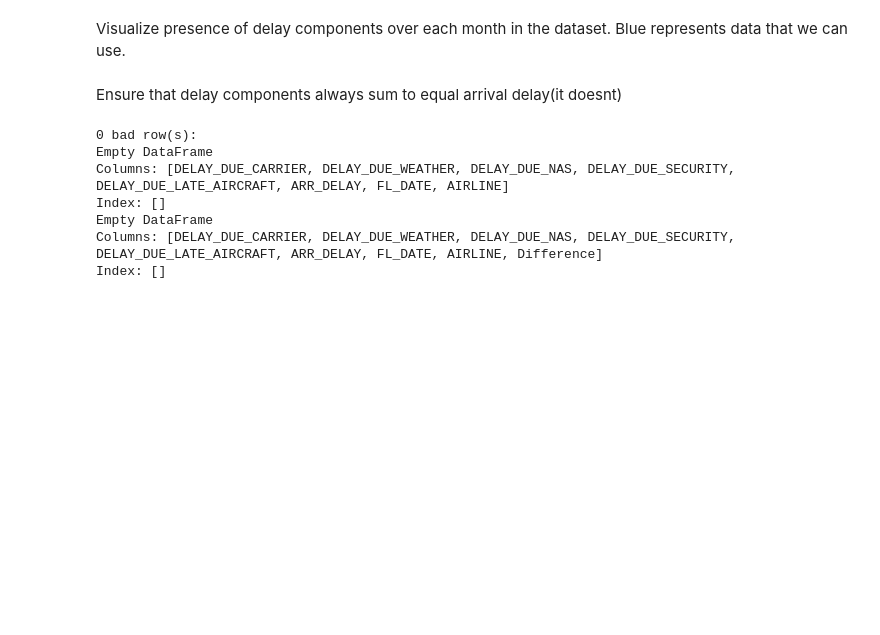
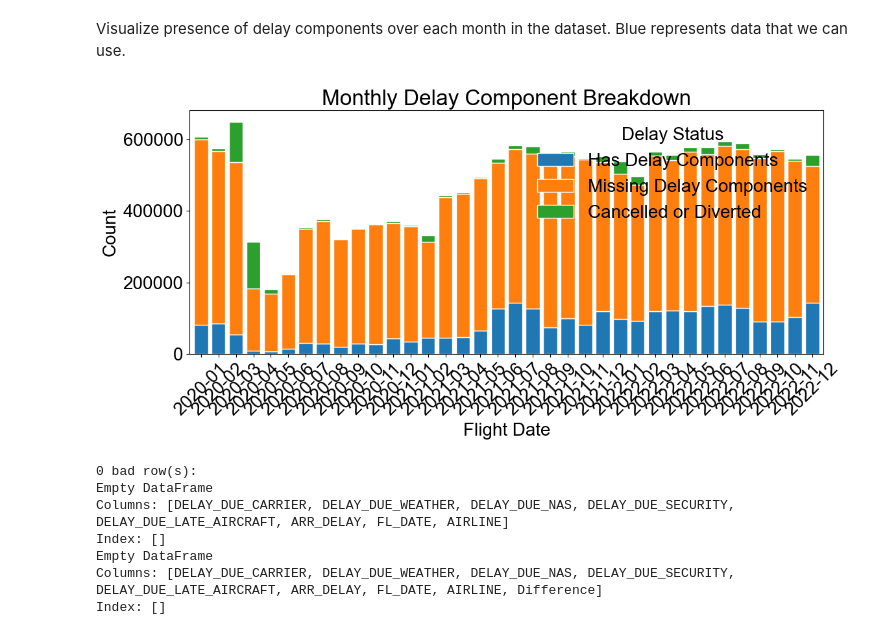
Before and after one commit to SP25-DS440-Group1/Project, a Jupyter notebook: preprocessing.ipynb, the cells around one changed output. Drawn from its saved outputs; the diff is of its cells as text; code cells hidden in the pictures; blank space fills up the shorter version.

```diff
--- a/preprocessing.ipynb
+++ b/preprocessing.ipynb
@@ -214,36 +223,55 @@ Visualize presence of delay components over each month in the dataset. Blue repr
 # %%
 
 
-# 2) get Year‑Month counts on each
+# get Year‑Month counts on each
 delay_counts    = delay_df  ["FL_DATE"].dt.strftime("%Y-%m").value_counts().sort_index()
 no_delay_counts = no_delay_df["FL_DATE"].dt.strftime("%Y-%m").value_counts().sort_index()
 cancel_counts   = cancel_df ["FL_DATE"].dt.strftime("%Y-%m").value_counts().sort_index()
 
-# 3) combine into one DataFrame
+# combine into one DataFrame
 monthly = pd.concat(
     [delay_counts, no_delay_counts, cancel_counts],
     axis=1,
     keys=["Has Delay Components", "Missing Delay Components", "Cancelled or Diverted"]
 ).fillna(0).astype(int)
 
-# 4) reset index to turn Year‑Month into a column
+# reset index to turn Year‑Month into a column
 monthly = monthly.reset_index().rename(columns={"index": "FL_DATE"})
 
-# 5) plot as a stacked bar
-fig = px.bar(
-    monthly,
-    x="FL_DATE",
-    y=["Has Delay Components", "Missing Delay Components", "Cancelled or Diverted"],
-    barmode="stack",
-    labels={"value": "Count", "variable": "Delay Status"}
+# plot as a stacked bar
+cols = ["Has Delay Components", "Missing Delay Components", "Cancelled or Diverted"]
+df_plot = monthly.set_index("FL_DATE")[cols]
+
+# set a nice global style
+plt.rcParams.update({
+    "font.family": "Arial",
+    "font.size": 20
+})
+
+fig, ax = plt.subplots(figsize=(12, 6))
+
+# plot stacked bars
+df_plot.plot(
+    kind="bar",
+    stacked=True,
+    ax=ax,
+    width=0.8,              # bar width
+    edgecolor="white"       # crisp white lines between bars
 )
-fig.update_xaxes(type="category")   # preserve chronological order
-fig.update_layout(
-    title_text="Monthly Delay Component Breakdown",
-    title_x=0.5,
-    font=dict(family="Arial, sans-serif", size=20),
-    width=1200
-)
-fig.show()
+
+# labels & title
+ax.set_xlabel("Flight Date")
+ax.set_ylabel("Count")
+ax.set_title("Monthly Delay Component Breakdown")
+
+# legend
+ax.legend(title="Delay Status", loc="upper right", frameon=False)
+
+# rotate x-labels for readability
+ax.tick_params(axis="x", rotation=45)
+
+# tighten up
+plt.tight_layout()
+plt.show()
+# %% [output]
+[figure, added]
-# %% [markdown]
-Ensure that delay components always sum to equal arrival delay(it doesnt)
```
Also changed, not shown: parts of 26 cells of this notebook, 53 other files.
